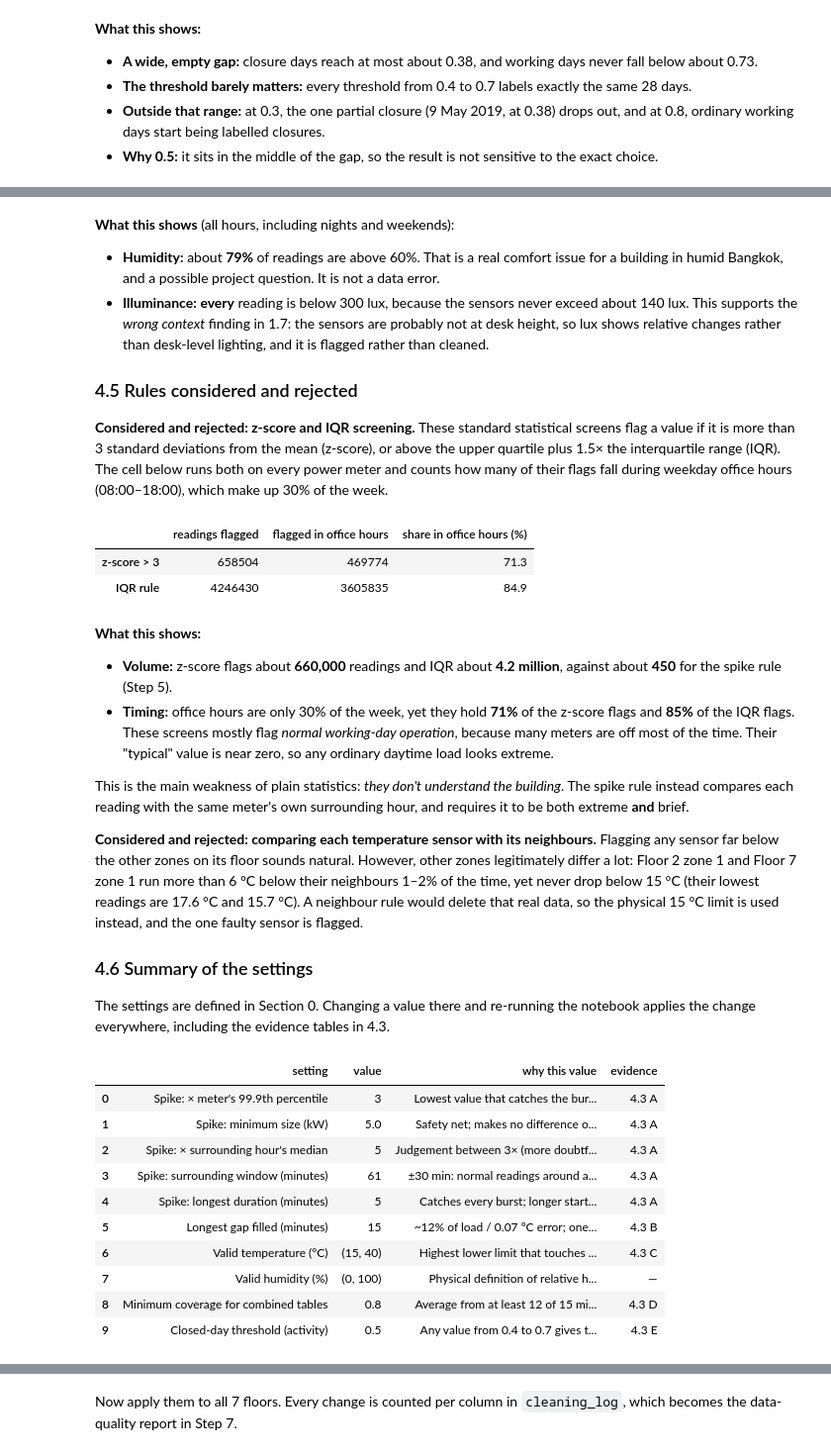
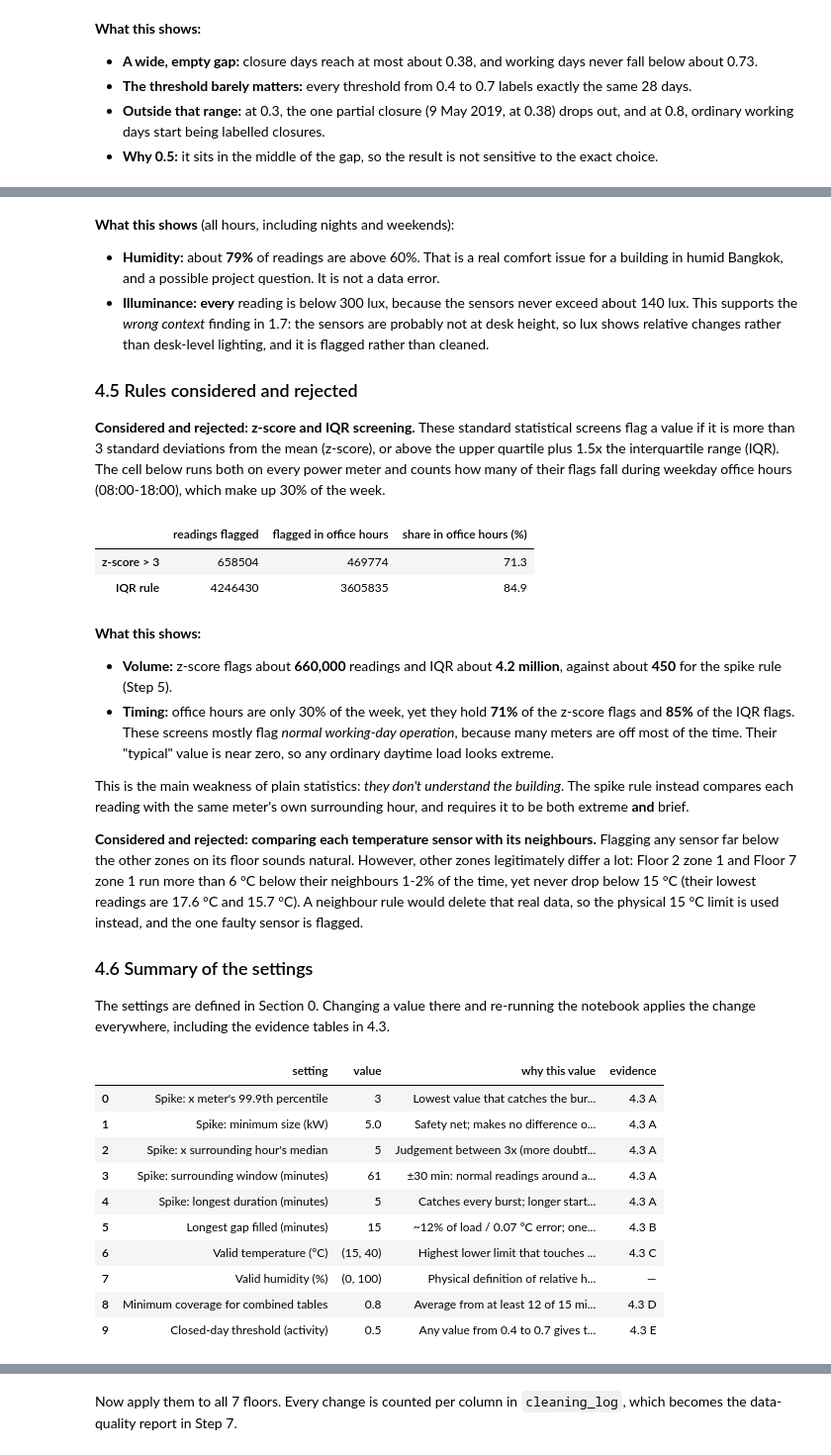
Before and after one commit to 4rchx824/SBA-Final-Project, a Jupyter notebook: data-cleaning/main.ipynb, the cells around one changed output, grey strips where cells are left out. Shown at 99% size. Saved outputs shown, nothing was run; the diff lists cells and outputs as text; code cells hidden in the pictures.

```diff
--- a/data-cleaning/main.ipynb
+++ b/data-cleaning/main.ipynb
@@ -1696,7 +1696,7 @@ pd.DataFrame(comfort).set_index("measure")
 
 ### 4.5 Rules considered and rejected
 
-**Considered and rejected: z-score and IQR screening.** These standard statistical screens flag a value if it is more than 3 standard deviations from the mean (z-score), or above the upper quartile plus 1.5× the interquartile range (IQR). The cell below runs both on every power meter and counts how many of their flags fall during weekday office hours (08:00–18:00), which make up 30% of the week.
+**Considered and rejected: z-score and IQR screening.** These standard statistical screens flag a value if it is more than 3 standard deviations from the mean (z-score), or above the upper quartile plus 1.5x the interquartile range (IQR). The cell below runs both on every power meter and counts how many of their flags fall during weekday office hours (08:00-18:00), which make up 30% of the week.
 # %%
 screens = {"z-score > 3": [0, 0], "IQR rule": [0, 0]}
 for f in FLOORS:
@@ -1725,29 +1725,29 @@ screening
 
 This is the main weakness of plain statistics: *they don't understand the building*. The spike rule instead compares each reading with the same meter's own surrounding hour, and requires it to be both extreme **and** brief.
 
-**Considered and rejected: comparing each temperature sensor with its neighbours.** Flagging any sensor far below the other zones on its floor sounds natural. However, other zones legitimately differ a lot: Floor 2 zone 1 and Floor 7 zone 1 run more than 6 °C below their neighbours 1–2% of the time, yet never drop below 15 °C (their lowest readings are 17.6 °C and 15.7 °C). A neighbour rule would delete that real data, so the physical 15 °C limit is used instead, and the one faulty sensor is flagged.
+**Considered and rejected: comparing each temperature sensor with its neighbours.** Flagging any sensor far below the other zones on its floor sounds natural. However, other zones legitimately differ a lot: Floor 2 zone 1 and Floor 7 zone 1 run more than 6 °C below their neighbours 1-2% of the time, yet never drop below 15 °C (their lowest readings are 17.6 °C and 15.7 °C). A neighbour rule would delete that real data, so the physical 15 °C limit is used instead, and the one faulty sensor is flagged.
 
 ### 4.6 Summary of the settings
 
 The settings are defined in Section 0. Changing a value there and re-running the notebook applies the change everywhere, including the evidence tables in 4.3.
 # %%
 pd.DataFrame([
-    ("Spike: × meter's 99.9th percentile", SPIKE_P999_MULT, "Lowest value that catches the bursts without flagging a real load", "4.3 A"),
+    ("Spike: x meter's 99.9th percentile", SPIKE_P999_MULT, "Lowest value that catches the bursts without flagging a real load", "4.3 A"),
     ("Spike: minimum size (kW)", SPIKE_MIN_KW, "Safety net; makes no difference on this data", "4.3 A"),
-    ("Spike: × surrounding hour's median", SPIKE_LOCAL_MULT, "Judgement between 3× (more doubtful flags) and 10× (misses bursts)", "4.3 A"),
-    ("Spike: surrounding window (minutes)", SPIKE_WINDOW, "±30 min: normal readings around a 1–5 min burst", "4.3 A"),
+    ("Spike: x surrounding hour's median", SPIKE_LOCAL_MULT, "Judgement between 3x (more doubtful flags) and 10x (misses bursts)", "4.3 A"),
+    ("Spike: surrounding window (minutes)", SPIKE_WINDOW, "±30 min: normal readings around a 1-5 min burst", "4.3 A"),
     ("Spike: longest duration (minutes)", SPIKE_MAX_RUN, "Catches every burst; longer starts removing a real load", "4.3 A"),
     ("Longest gap filled (minutes)", MAX_INTERP_GAP_MIN, "~12% of load / 0.07 °C error; one demand interval", "4.3 B"),
     ("Valid temperature (°C)", VALID_RANGE["degC"], "Highest lower limit that touches only the faulty sensor", "4.3 C"),
     ("Valid humidity (%)", VALID_RANGE["RH%"], "Physical definition of relative humidity", "—"),
     ("Minimum coverage for combined tables", MIN_COVERAGE, "Average from at least 12 of 15 minutes; keeps almost every interval", "4.3 D"),
     ("Closed-day threshold (activity)", ACTIVITY_CLOSED, "Any value from 0.4 to 0.7 gives the same 28 days", "4.3 E"),
 ], columns=["setting", "value", "why this value", "evidence"])
 # %% [output]
 |  | setting | value | why this value | evidence |
-| 0 | Spike: × meter's 99.9th percentile | 3 | Lowest value that catches the bur... | 4.3 A |
+| 0 | Spike: x meter's 99.9th percentile | 3 | Lowest value that catches the bur... | 4.3 A |
 | 1 | Spike: minimum size (kW) | 5.0 | Safety net; makes no difference o... | 4.3 A |
-| 2 | Spike: × surrounding hour's median | 5 | Judgement between 3× (more doubtf... | 4.3 A |
+| 2 | Spike: x surrounding hour's median | 5 | Judgement between 3x (more doubtf... | 4.3 A |
 | 3 | Spike: surrounding window (minutes) | 61 | ±30 min: normal readings around a... | 4.3 A |
 | 4 | Spike: longest duration (minutes) | 5 | Catches every burst; longer start... | 4.3 A |
 | 5 | Longest gap filled (minutes) | 15 | ~12% of load / 0.07 °C error; one... | 4.3 B |
```
Also changed, not shown: parts of 40 cells of this notebook, 4 other files.
